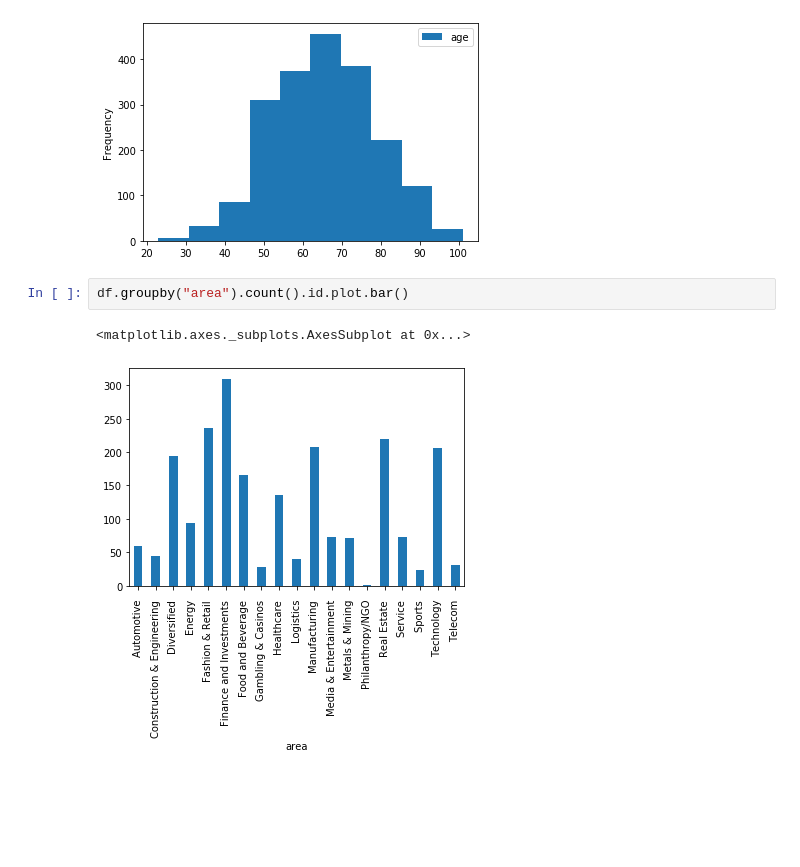
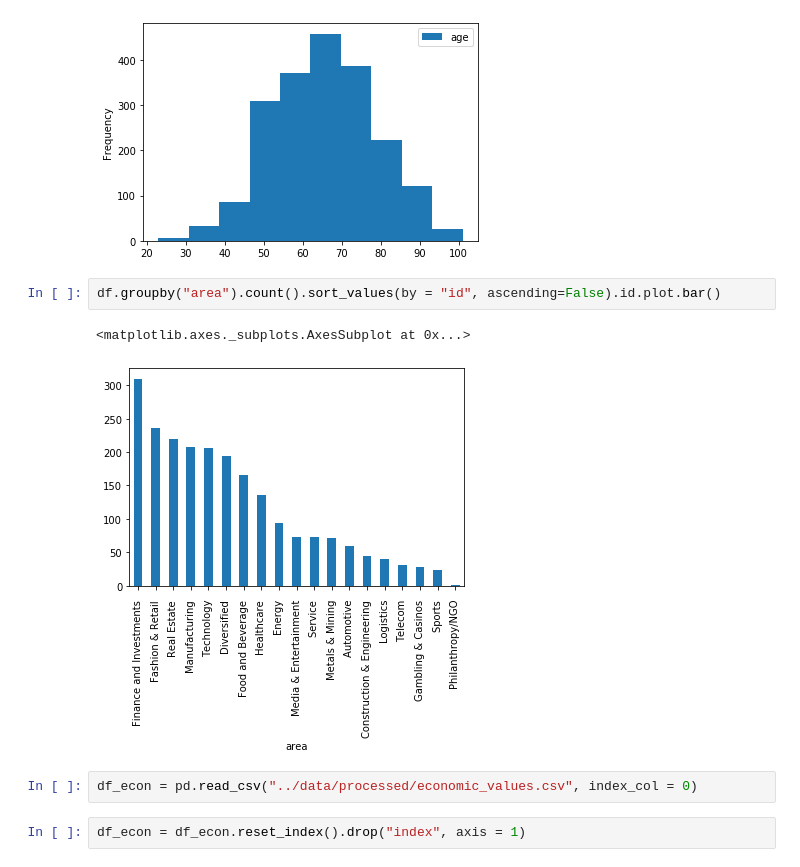
Before and after one commit to yaakx/Ironhack-Module-1-Project---Julen, a Jupyter notebook: notebooks/Notebook4.ipynb, the cells around one changed output. Cells and saved outputs as stored; diff of their text form; blank space fills up the shorter version.

```diff
--- a/notebooks/Notebook4.ipynb
+++ b/notebooks/Notebook4.ipynb
@@ -37,7 +37,11 @@ df[["age"]].plot.hist(10)
 <matplotlib.axes._subplots.AxesSubplot at 0x...>
 [figure]
 # %%
-df.groupby("area").count().id.plot.bar()
+df.groupby("area").count().sort_values(by = "id", ascending=False).id.plot.bar()
 # %% [output]
 <matplotlib.axes._subplots.AxesSubplot at 0x...>
-[figure, old version]
+[figure, new version]
+# %%
+df_econ = pd.read_csv("../data/processed/economic_values.csv", index_col = 0)
+# %%
+df_econ = df_econ.reset_index().drop("index", axis = 1)
```
Also changed, not shown: parts of 7 cells of this notebook, 6 other files.
